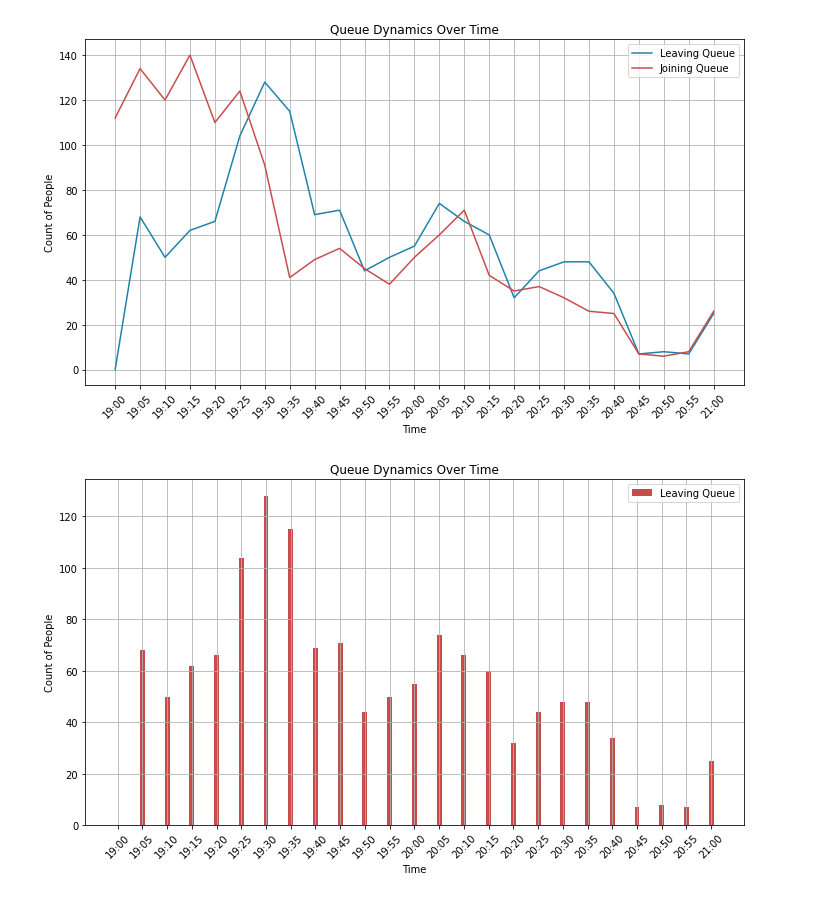
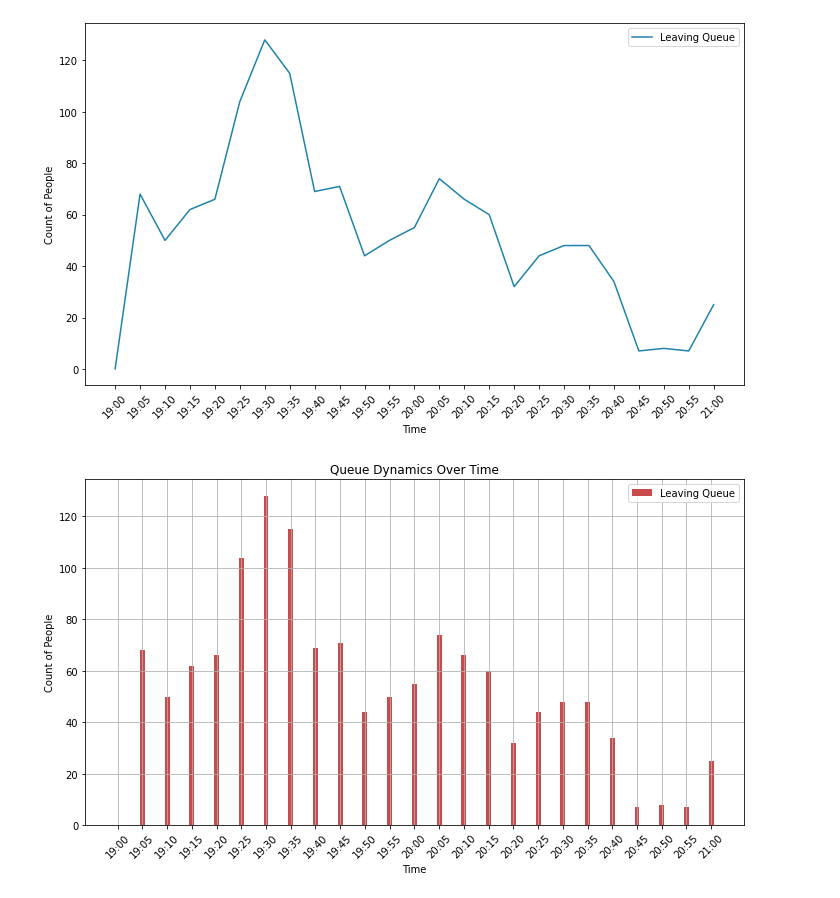
Before and after one commit to beavargas/Festivals-simulation-FYP, a Jupyter notebook: case_study.ipynb, the cells around one changed output. Saved outputs shown, nothing was run; the diff lists cells and outputs as text; code cells hidden in the pictures.

```diff
--- a/case_study.ipynb
+++ b/case_study.ipynb
@@ -18,18 +18,18 @@ df = pd.read_csv('casestudydata.csv')
 # %%
 # Step 2: Plot using Seaborn
 plt.figure(figsize=(10, 6))
 sns.lineplot(data=df, x='time', y='Leaving Queue', label='Leaving Queue', color='#1f82ab')
-sns.lineplot(data=df, x='time', y='Joining Queue', label='Joining Queue', color='#c94c4c')
+#sns.lineplot(data=df, x='time', y='Joining Queue', label='Joining Queue', color='#c94c4c')
 plt.xlabel('Time')
 plt.ylabel('Count of People')
-plt.title('Queue Dynamics Over Time')
+#plt.title('Queue Dynamics Over Time')
 plt.xticks(rotation=45)
 plt.legend()
-plt.grid(True)
+#plt.grid(True)
 plt.tight_layout()
 plt.show()
 # %% [output]
-[figure, old version]
+[figure, new version]
 # %%
 # Extract relevant columns
 time_intervals = df['time']
```
Also changed, not shown: 3 other files.
